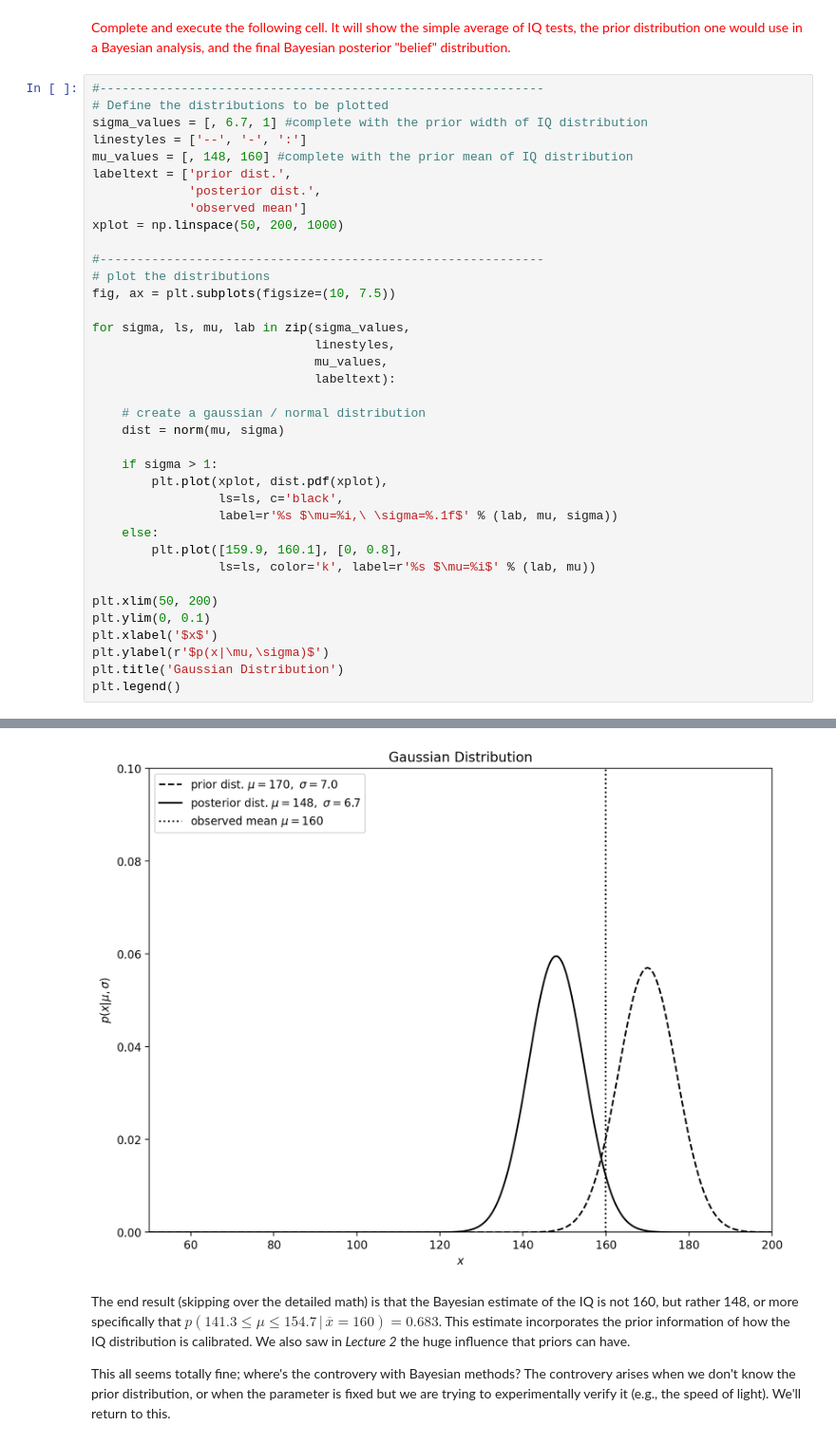
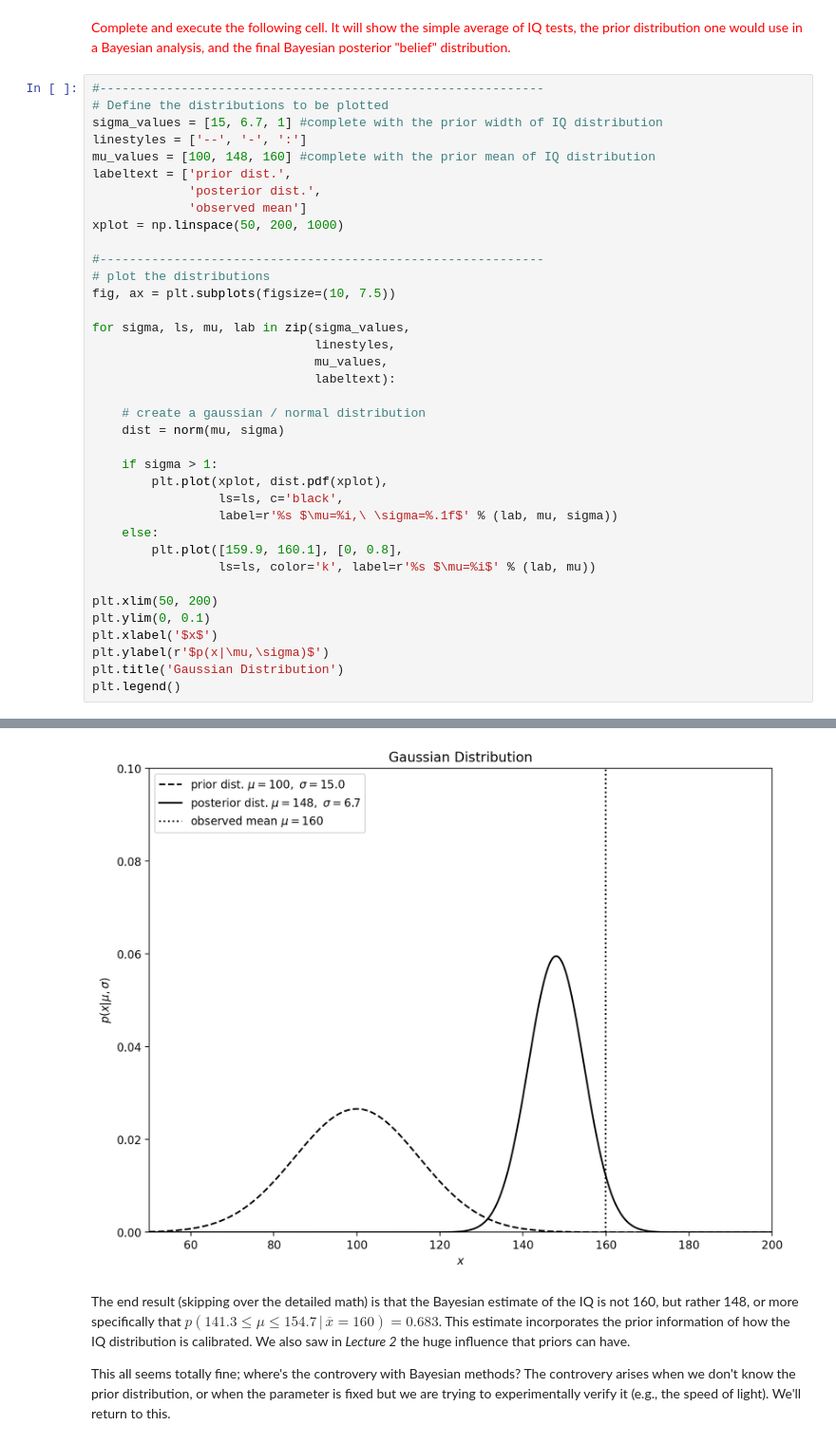
Before and after one commit to VanderbiltAstronomy/astr_8070_s25, a Jupyter notebook: coursework/student_folders/brayan_hernandez_folder/brayan_lectures/Lecture_5_brayan.ipynb, the cells around one changed output, grey strips where cells are left out. Shown at 95% size. Saved outputs shown, nothing was run; the diff lists cells and outputs as text.

```diff
--- a/coursework/student_folders/brayan_hernandez_folder/brayan_lectures/Lecture_5_brayan.ipynb
+++ b/coursework/student_folders/brayan_hernandez_folder/brayan_lectures/Lecture_5_brayan.ipynb
@@ -92,43 +92,43 @@ from astroML import stats as astroMLstats
 # %%
 #------------------------------------------------------------
 # Define the distributions to be plotted
-sigma_values = [, 6.7, 1] #complete with the prior width of IQ distribution
+sigma_values = [15, 6.7, 1] #complete with the prior width of IQ distribution
 linestyles = ['--', '-', ':']
-mu_values = [, 148, 160] #complete with the prior mean of IQ distribution
+mu_values = [100, 148, 160] #complete with the prior mean of IQ distribution
 labeltext = ['prior dist.',
              'posterior dist.',
              'observed mean']
 xplot = np.linspace(50, 200, 1000)
 
 #------------------------------------------------------------
 # plot the distributions
 fig, ax = plt.subplots(figsize=(10, 7.5))
 
 for sigma, ls, mu, lab in zip(sigma_values,
                               linestyles,
                               mu_values,
                               labeltext):
 
     # create a gaussian / normal distribution
     dist = norm(mu, sigma)
 
     if sigma > 1:
         plt.plot(xplot, dist.pdf(xplot),
                  ls=ls, c='black',
                  label=r'%s $\mu=%i,\ \sigma=%.1f$' % (lab, mu, sigma))
     else:
         plt.plot([159.9, 160.1], [0, 0.8],
                  ls=ls, color='k', label=r'%s $\mu=%i$' % (lab, mu))
 
 plt.xlim(50, 200)
 plt.ylim(0, 0.1)
 plt.xlabel('$x$')
 plt.ylabel(r'$p(x|\mu,\sigma)$')
 plt.title('Gaussian Distribution')
 plt.legend()
 # %% [output]
 <matplotlib.legend.Legend at 0x...>
-[figure, old version]
+[figure, new version]
 # %% [markdown]
 The end result (skipping over the detailed math) is that the Bayesian estimate of the IQ is not 160, but rather 148, or more specifically that $p(141.3\le \mu \le 154.7 \, | \, \overline{x}=160) = 0.683$. This estimate incorporates the prior information of how the IQ distribution is calibrated. We also saw in *Lecture 2* the huge influence that priors can have.
 
```
Also changed, not shown: 1 other file.
